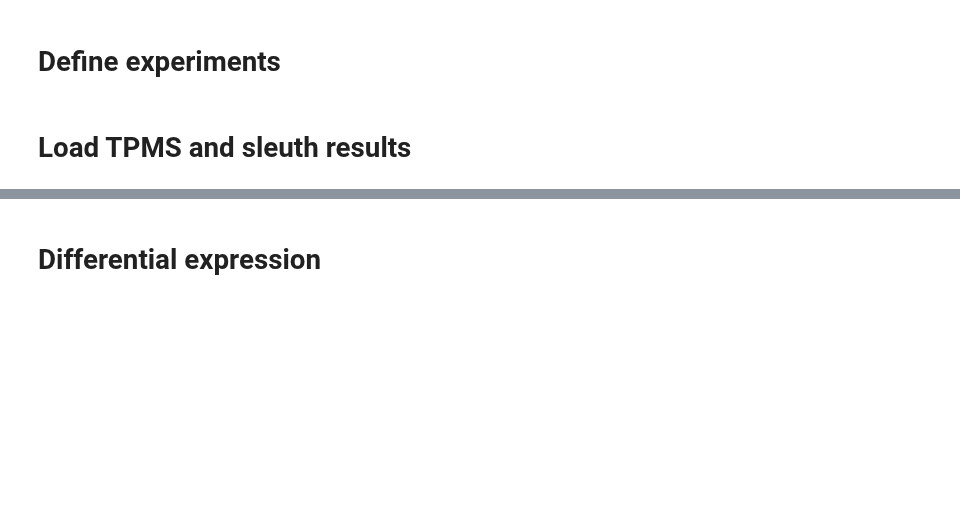
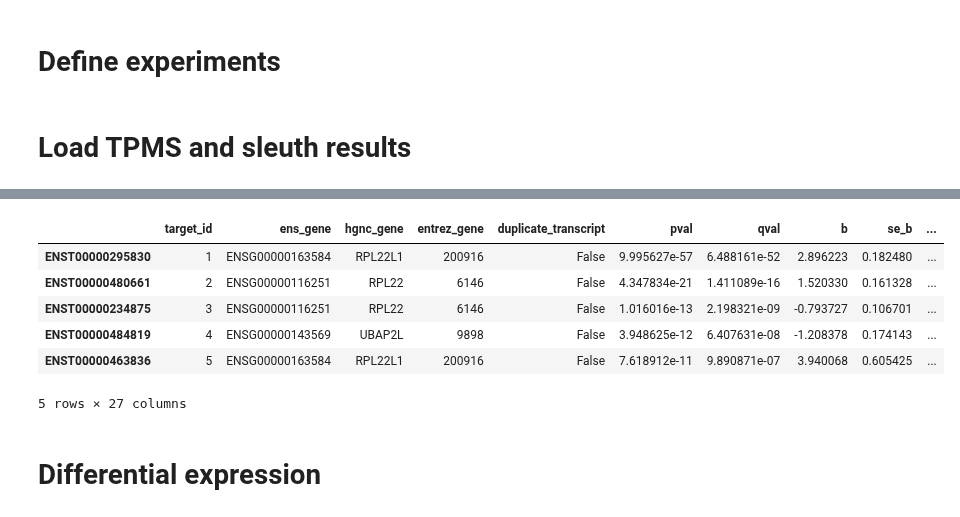
Before and after one commit to kevinhu/mdm4-splicing, a Jupyter notebook: notebooks/fig3_rnaseq.ipynb, the cells around one changed output, grey strips where cells are left out. Cells and saved outputs as stored; diff of their text form; code cells hidden in the pictures; blank space fills up the shorter version.

```diff
--- a/notebooks/fig3_rnaseq.ipynb
+++ b/notebooks/fig3_rnaseq.ipynb
@@ -80,3 +112,13 @@ sh705_transcripts = pd.read_csv(kallisto_sleuth_path + "sh705_transcripts.txt",
+# %%
+rpl22_ko2_transcripts.head()
+# %% [output]
+|  | target_id | ens_gene | hgnc_gene | entrez_gene | duplicate_transcript | pval | qval | b | se_b | ... |
+| ENST00000295830 | 1 | ENSG00000163584 | RPL22L1 | 200916 | False | 9.995627e-57 | 6.488161e-52 | 2.896223 | 0.182480 | ... |
+| ENST00000480661 | 2 | ENSG00000116251 | RPL22 | 6146 | False | 4.347834e-21 | 1.411089e-16 | 1.520330 | 0.161328 | ... |
+| ENST00000234875 | 3 | ENSG00000116251 | RPL22 | 6146 | False | 1.016016e-13 | 2.198321e-09 | -0.793727 | 0.106701 | ... |
+| ENST00000484819 | 4 | ENSG00000143569 | UBAP2L | 9898 | False | 3.948625e-12 | 6.407631e-08 | -1.208378 | 0.174143 | ... |
+| ENST00000463836 | 5 | ENSG00000163584 | RPL22L1 | 200916 | False | 7.618912e-11 | 9.890871e-07 | 3.940068 | 0.605425 | ... |
+5 rows × 27 columns
 # %% [markdown]
 # Differential expression
 # %%
```
Also changed, not shown: parts of 7 cells of this notebook, 10 other files.
